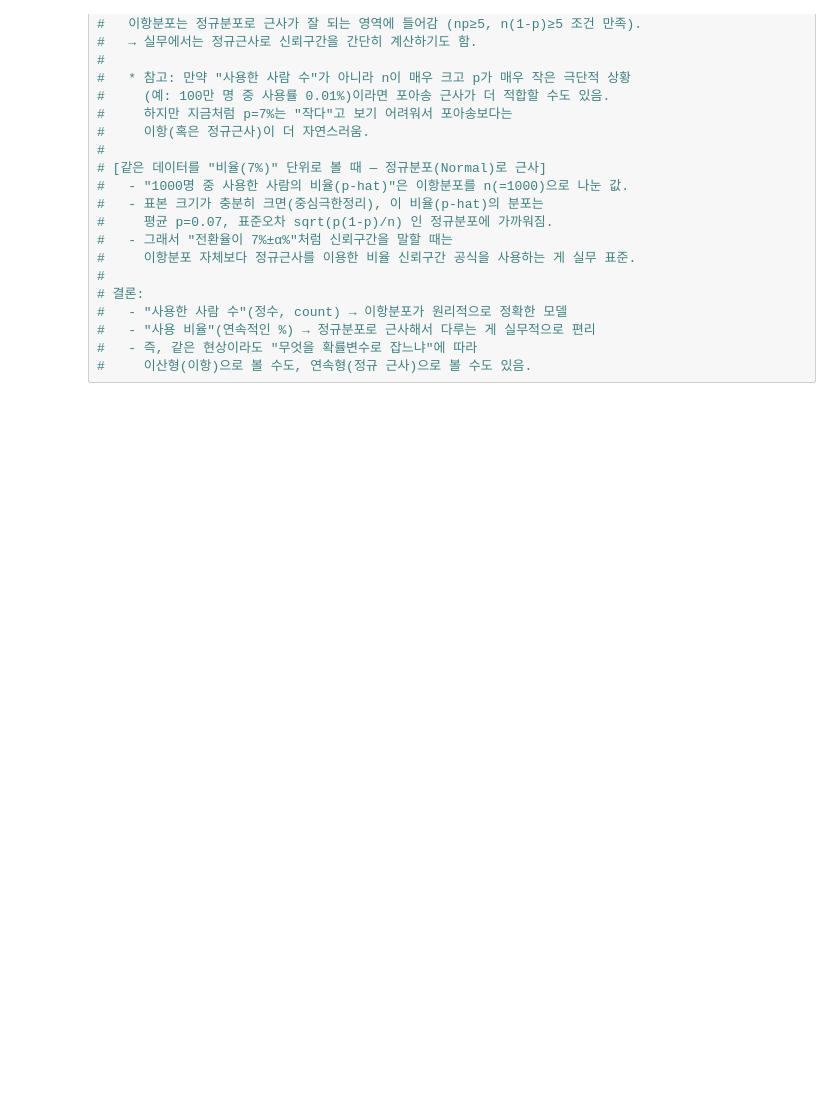
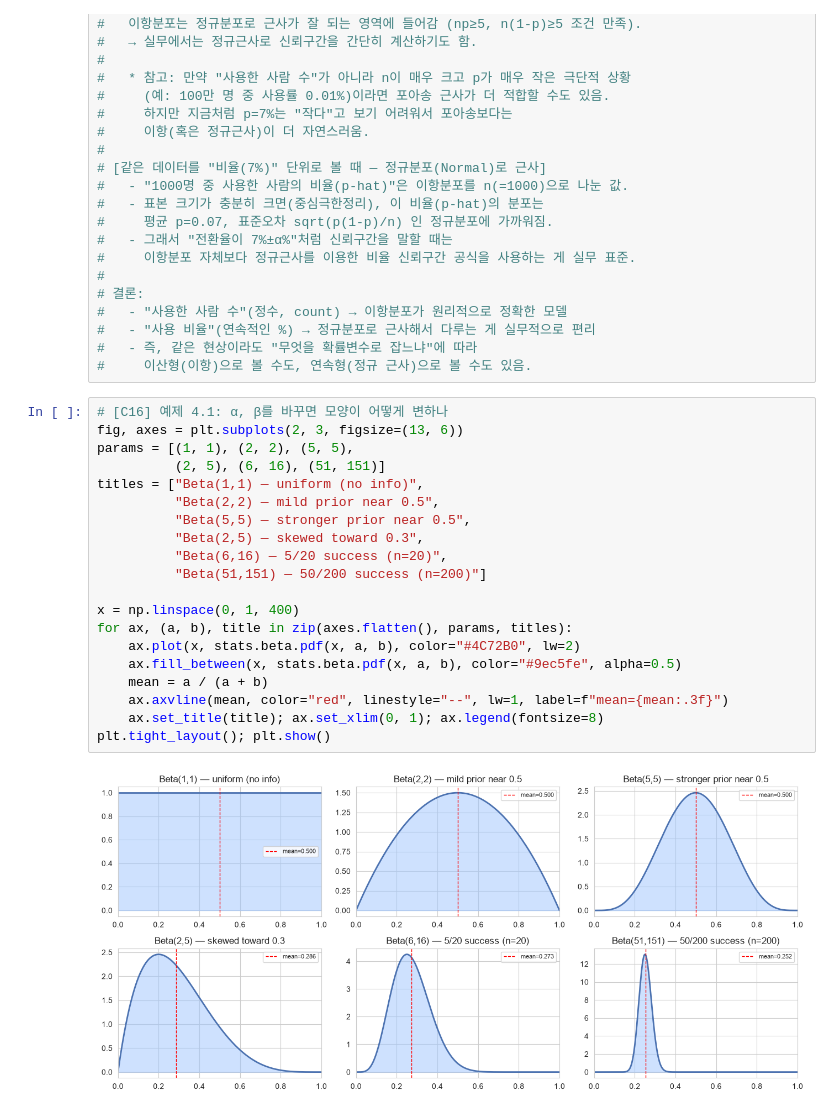
Before and after one commit to jiwoon-oh/ai-data-bootcamp, a Jupyter notebook: D012/day12-report-code.ipynb, the cells around one changed output. Saved outputs shown, nothing was run; the diff lists cells and outputs as text; blank space fills up the shorter version.

```diff
--- a/D012/day12-report-code.ipynb
+++ b/D012/day12-report-code.ipynb
@@ -731,3 +731,25 @@ print(f"이론값: 평균={p}, 표준오차={se:.4f}")
 #   - "사용 비율"(연속적인 %) → 정규분포로 근사해서 다루는 게 실무적으로 편리
 #   - 즉, 같은 현상이라도 "무엇을 확률변수로 잡느냐"에 따라
 #     이산형(이항)으로 볼 수도, 연속형(정규 근사)으로 볼 수도 있음.
+# %%
+# [C16] 예제 4.1: α, β를 바꾸면 모양이 어떻게 변하나
+fig, axes = plt.subplots(2, 3, figsize=(13, 6))
+params = [(1, 1), (2, 2), (5, 5),
+          (2, 5), (6, 16), (51, 151)]
+titles = ["Beta(1,1) — uniform (no info)",
+          "Beta(2,2) — mild prior near 0.5",
+          "Beta(5,5) — stronger prior near 0.5",
+          "Beta(2,5) — skewed toward 0.3",
+          "Beta(6,16) — 5/20 success (n=20)",
+          "Beta(51,151) — 50/200 success (n=200)"]
+
+x = np.linspace(0, 1, 400)
+for ax, (a, b), title in zip(axes.flatten(), params, titles):
+    ax.plot(x, stats.beta.pdf(x, a, b), color="#4C72B0", lw=2)
+    ax.fill_between(x, stats.beta.pdf(x, a, b), color="#9ec5fe", alpha=0.5)
+    mean = a / (a + b)
+    ax.axvline(mean, color="red", linestyle="--", lw=1, label=f"mean={mean:.3f}")
+    ax.set_title(title); ax.set_xlim(0, 1); ax.legend(fontsize=8)
+plt.tight_layout(); plt.show()
+# %% [output]
+[figure, added]
```
Also changed, not shown: parts of 13 cells of this notebook, 12 other files.
